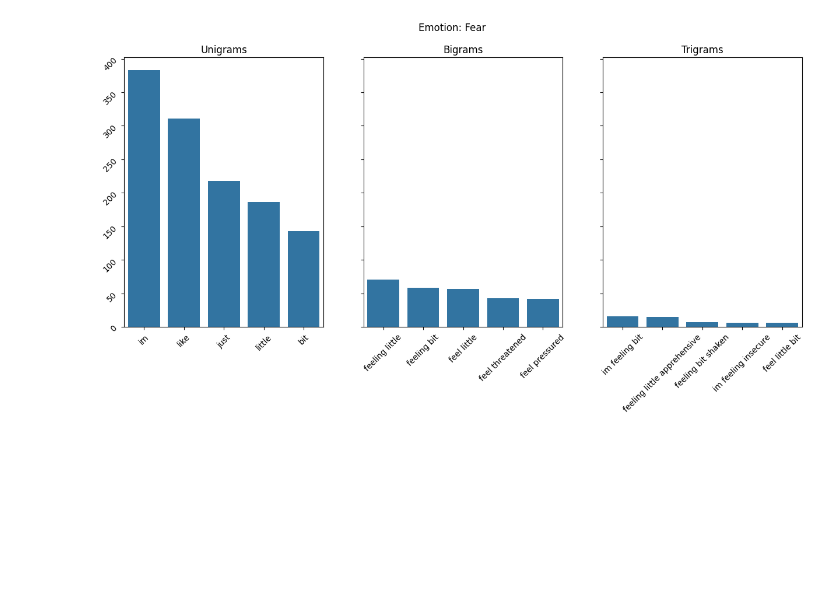
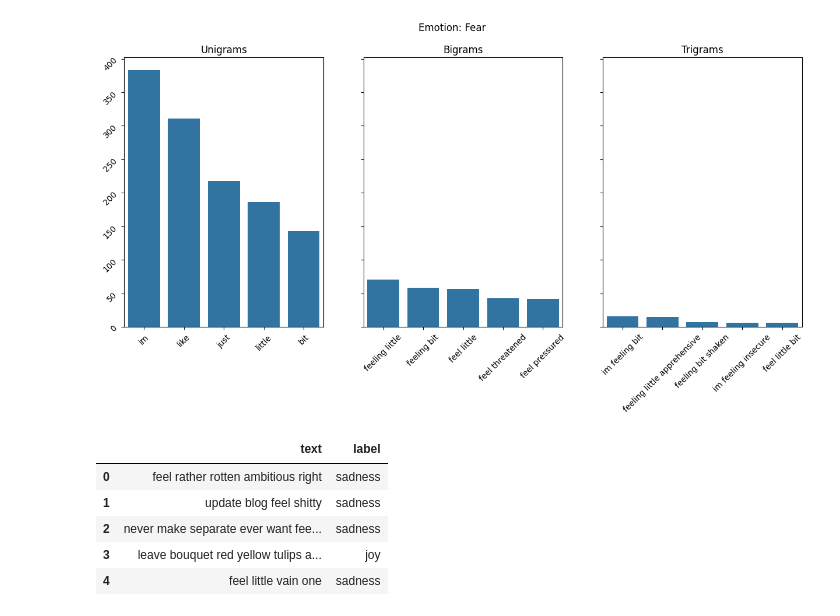
Before and after one commit to Soumya-Vaidya/Wave, a Jupyter notebook: Journal Datasets/Emotions Dataset for NLP CARER/eda.ipynb, the cells around one changed output. Drawn from its saved outputs; the diff is of its cells as text; code cells hidden in the pictures; blank space fills up the shorter version.

```diff
--- a/Journal Datasets/Emotions Dataset for NLP CARER/eda.ipynb
+++ b/Journal Datasets/Emotions Dataset for NLP CARER/eda.ipynb
@@ -226,3 +260,13 @@ axes[2].set_title('Trigrams')
 axes[2].tick_params(labelrotation=45)
 # %% [output]
 [figure]
+# %%
+df = pd.read_csv("./processed_data.csv")
+df.head()
+# %% [output]
+|  | text | label |
+| 0 | feel rather rotten ambitious right | sadness |
+| 1 | update blog feel shitty | sadness |
+| 2 | never make separate ever want fee... | sadness |
+| 3 | leave bouquet red yellow tulips a... | joy |
+| 4 | feel little vain one | sadness |
```
Also changed, not shown: parts of 5 cells of this notebook, 9 other files.
